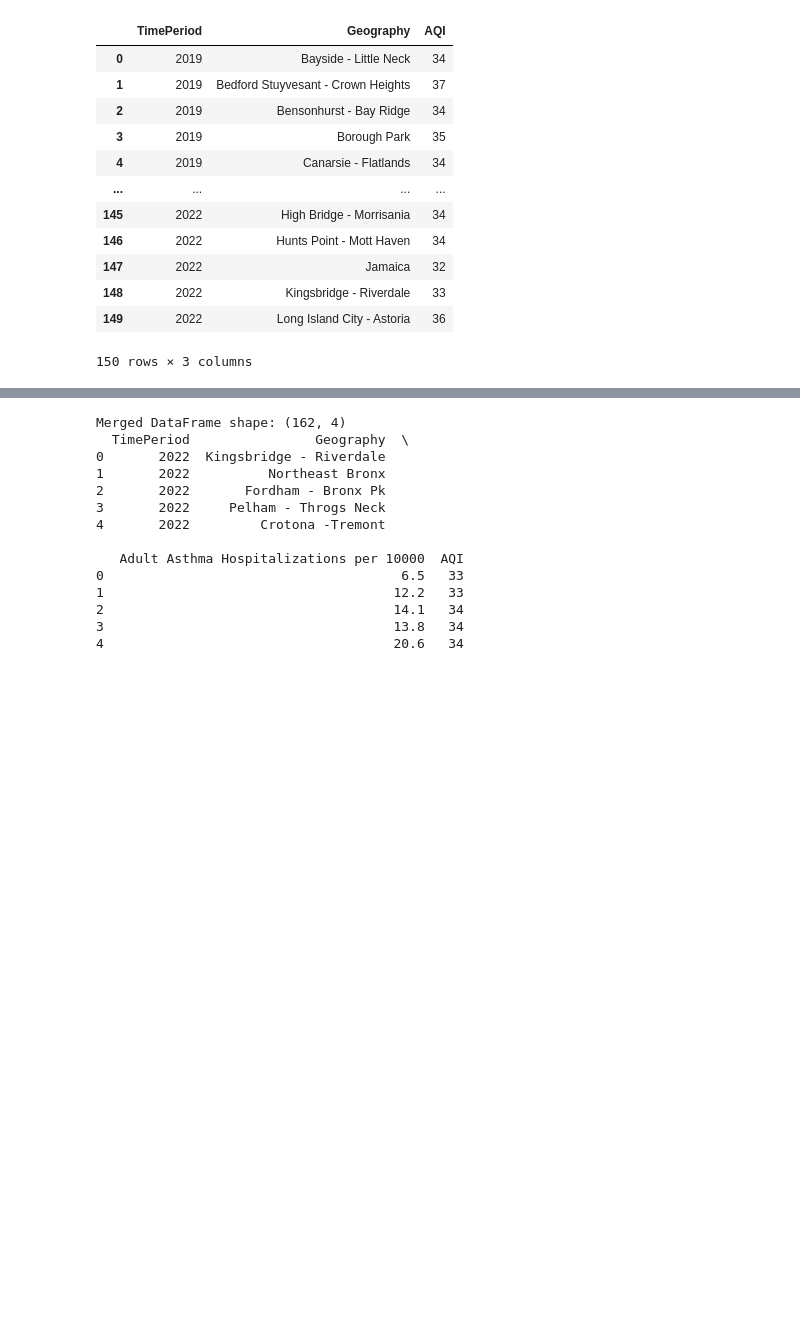
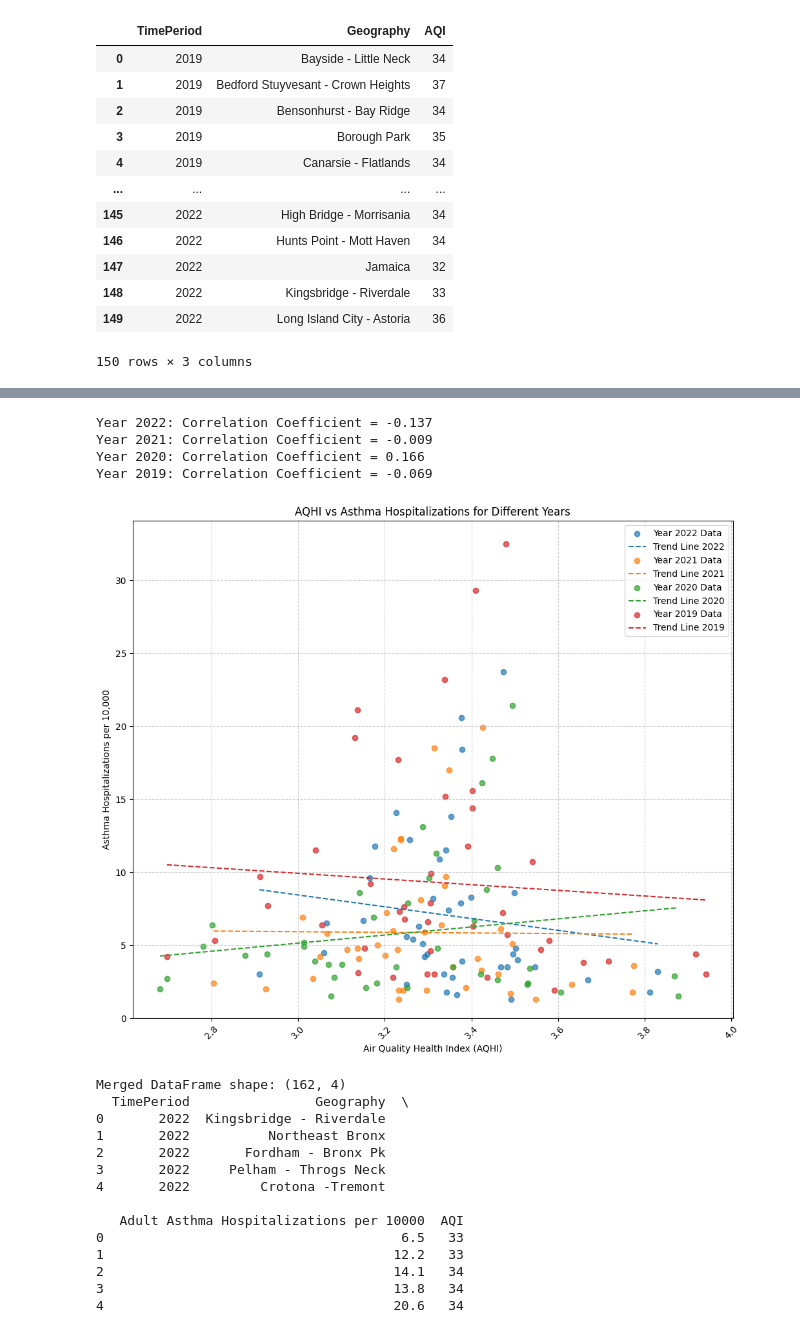
Before and after one commit to cynthiaWEpicCoder/fbla_data_analysis, a Jupyter notebook: AirQual_Parsing.ipynb, the cells around one changed output, grey strips where cells are left out. Drawn from its saved outputs; the diff is of its cells as text; code cells hidden in the pictures; blank space fills up the shorter version.

```diff
--- a/AirQual_Parsing.ipynb
+++ b/AirQual_Parsing.ipynb
@@ -273,3 +391,65 @@ aqi_summary
+# %%
+# Calculate and display the correlation coefficient for each year
+
+# Dictionary to store correlation coefficients
+correlation_results = {}
+
+# Get unique years
+years = df_merged['TimePeriod'].unique()
+
+# Initialize plot
+plt.figure(figsize=(12, 10))
+
+for year in years:
+    # Filter data by the current year
+    df_year = df_merged[df_merged['TimePeriod'] == year]
+
+    # Scatter plot
+    plt.scatter(df_year['AQHI'], df_year['Adult Asthma Hospitalizations per 10000'], alpha=0.7, label=f"Year {year} Data")
+
+    # Calculate and store the correlation coefficient
+    correlation = np.corrcoef(df_year['AQHI'], df_year['Adult Asthma Hospitalizations per 10000'])[0, 1]
+    correlation_results[year] = correlation
+
+    # Apply polyfit for trendline
+    z = np.polyfit(df_year['AQHI'], df_year['Adult Asthma Hospitalizations per 10000'], 1)
+    p = np.poly1d(z)
+
+    # Sort data for the trendline
+    sorted_indices = np.argsort(df_year['AQHI'])
+    sorted_aqi = df_year['AQHI'].iloc[sorted_indices]
+    sorted_hospitalizations = p(sorted_aqi)
+
+    # Plot the trendline
+    plt.plot(sorted_aqi, sorted_hospitalizations, linestyle='--', label=f"Trend Line {year}")
+
+# Display correlation coefficients
+for year, corr in correlation_results.items():
+    print(f"Year {year}: Correlation Coefficient = {corr:.3f}")
+
+# Set labels, title, and grid
+plt.xlabel('Air Quality Health Index (AQHI)')
+plt.ylabel('Asthma Hospitalizations per 10,000')
+plt.title('AQHI vs Asthma Hospitalizations for Different Years')
+plt.grid(True, linestyle='--', alpha=0.6)
+plt.xticks(rotation=45)
+
+# Set y-axis gridlines and labels
+plt.yticks(np.arange(int(df_merged['Adult Asthma Hospitalizations per 10000'].min()) - 1,
+                     int(df_merged['Adult Asthma Hospitalizations per 10000'].max()), 5), fontsize=10)
+plt.ylim(bottom=0)
+
+# Show the legend
+plt.legend()
+
+# Show the plot
+plt.show()
+# %% [output]
+Year 2022: Correlation Coefficient = -0.137
+Year 2021: Correlation Coefficient = -0.009
+Year 2020: Correlation Coefficient = 0.166
+Year 2019: Correlation Coefficient = -0.069
+[figure, added]
 # %%
 import matplotlib.pyplot as plt
 import numpy as np
```
Also changed, not shown: parts of 2 cells of this notebook, 1 other file.
